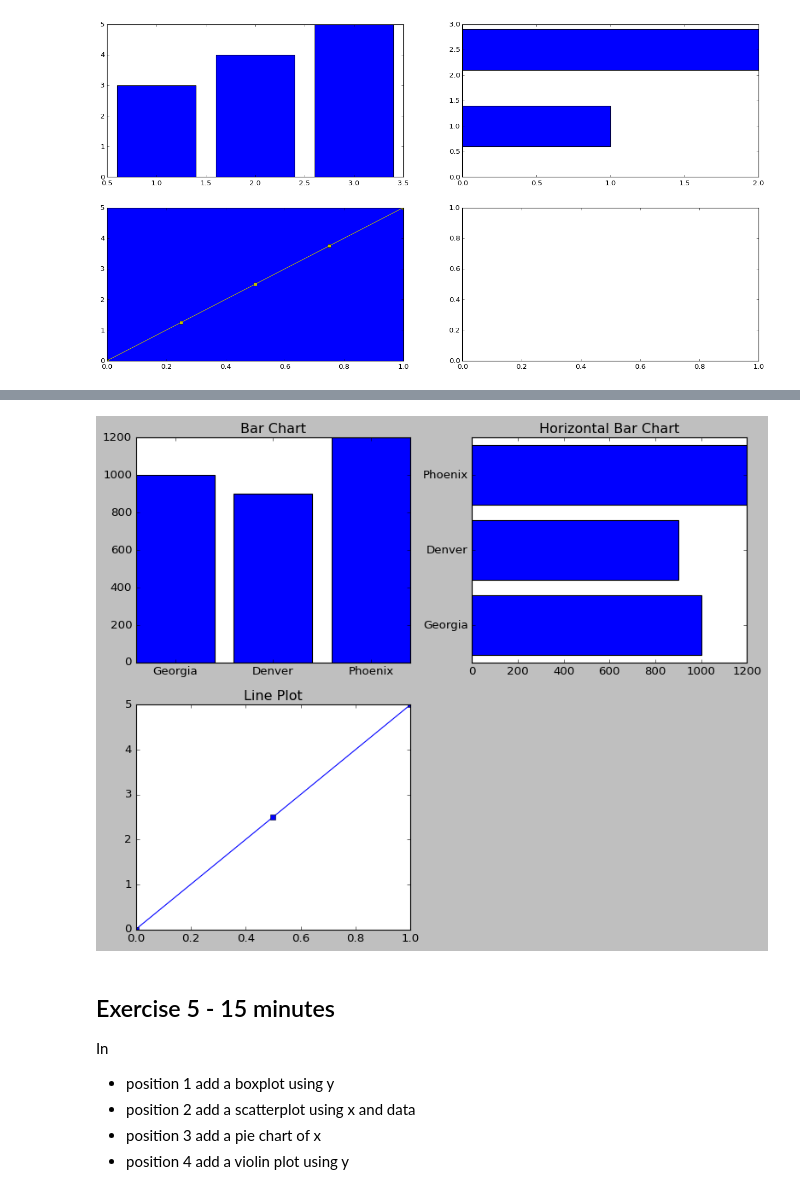
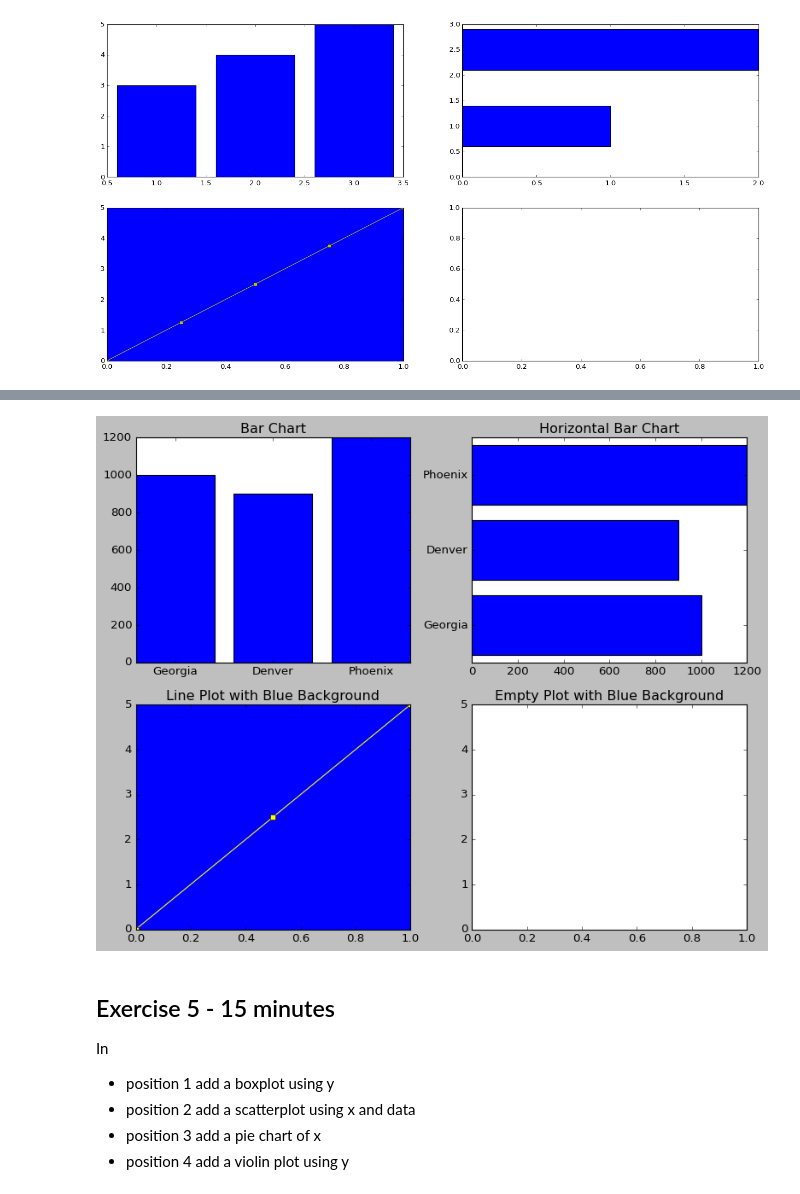
Before and after one commit to jcbowyer/python-visualization-course, a Jupyter notebook: Student 1 - Matplotlib 2022.ipynb, the cells around one changed output, grey strips where cells are left out. Drawn from its saved outputs; the diff is of its cells as text; code cells hidden in the pictures.

```diff
--- a/Student 1 - Matplotlib 2022.ipynb
+++ b/Student 1 - Matplotlib 2022.ipynb
@@ -590,40 +590,43 @@ dts = ['1/1/2021', '1/2/2021','1/3/2021']
 # %%
 
 import matplotlib.pyplot as plt
 import numpy as np
 
 # Data
 names = ['Georgia', 'Denver', 'Phoenix']
 values = [1000, 900, 1200]
 dates = ['1/1/2021', '1/2/2021', '1/3/2021']
 
 # Create subplots
 fig, axs = plt.subplots(2, 2, figsize=(10, 8))
 
 # First subplot (bar chart)
 axs[0, 0].bar(names, values, color='blue')
 axs[0, 0].set_title("Bar Chart")
 
 # Second subplot (horizontal bar chart)
 axs[0, 1].barh(range(len(names)), values, color='blue')
 axs[0, 1].set_yticks(range(len(names)))
 axs[0, 1].set_yticklabels(names)
 axs[0, 1].set_title("Horizontal Bar Chart")
 
-# Third subplot (line plot)
-x = np.linspace(0, 1, len(values))
-y = np.linspace(0, 5, len(values))
-axs[1, 0].plot(x, y, color='blue', marker='s')
-axs[1, 0].set_title("Line Plot")
+# Line plot with blue background and yellow markers (left)
+axs[1, 0].plot(x, y, color='yellow', marker='s')
+axs[1, 0].set_facecolor('blue')
+axs[1, 0].set_ylim(0, 5)
+axs[1, 0].set_xlim(0, 1)
+axs[1, 0].set_title("Line Plot with Blue Background")
 
-# Fourth subplot (empty plot for spacing)
-axs[1, 1].axis('off')
+# Right plot styled the same way but without any data
+axs[1,1].set_ylim(0, 5)
+axs[1,1].set_xlim(0, 1)
+axs[1,1].set_title("Empty Plot with Blue Background")
 
 # Display the plot
 plt.tight_layout()
 plt.show()
 # %% [output]
-[figure, old version]
+[figure, new version]
 # %% [markdown]
 ## Exercise 5 - 15 minutes
 
```
Also changed, not shown: parts of 2 cells of this notebook, 1 other file.
